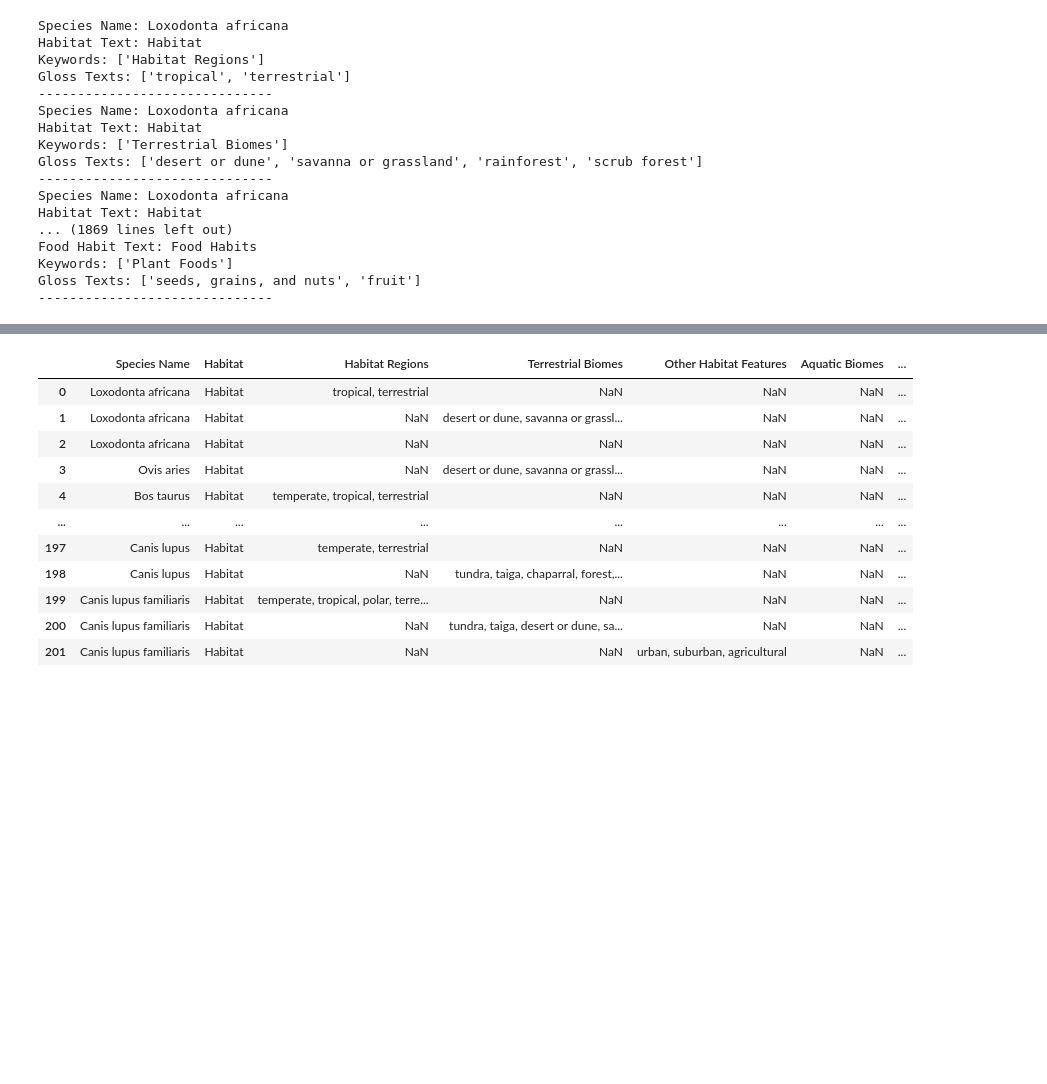
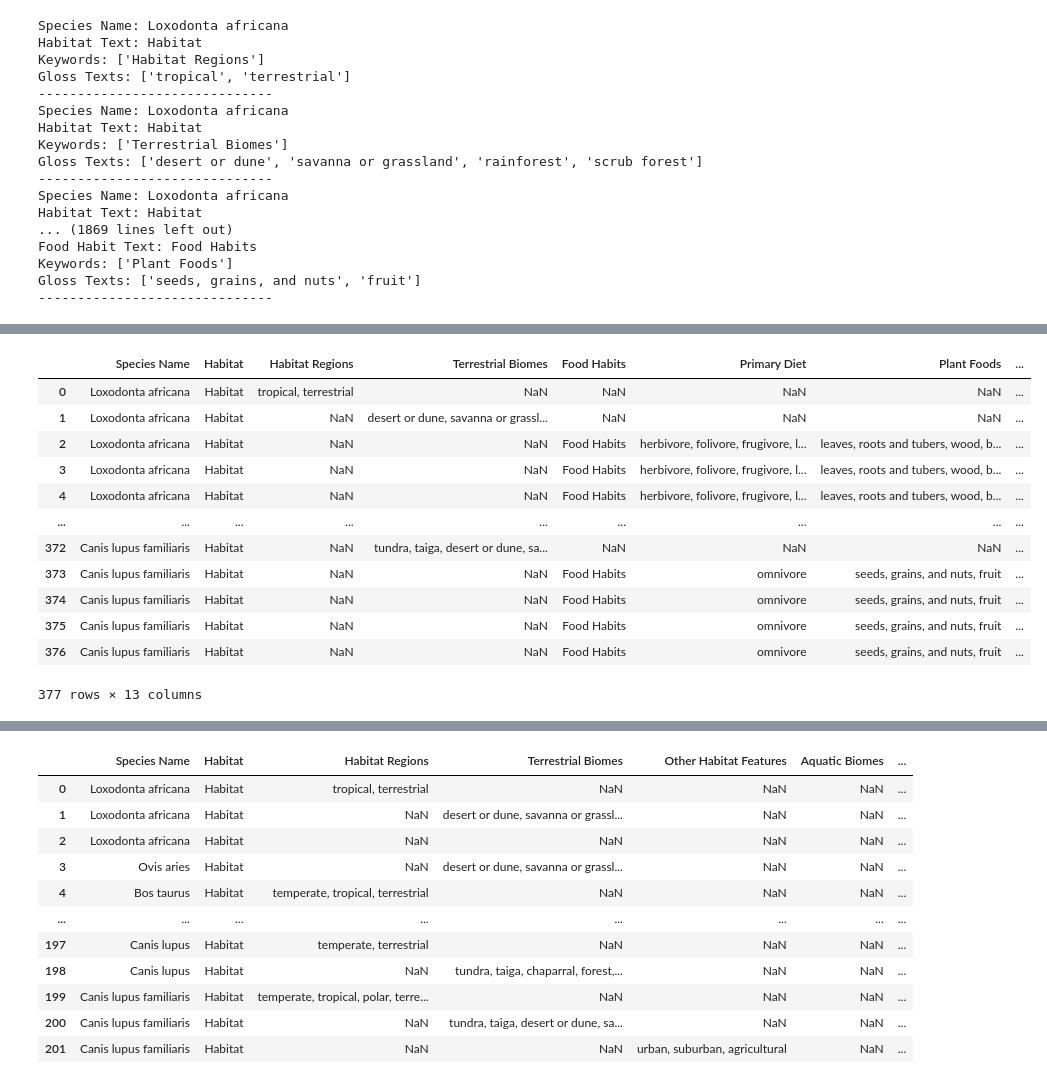
Before and after one commit to ademb2/projects, a Jupyter notebook: scraping1.ipynb, the cells around one changed output, grey strips where cells are left out. Drawn from its saved outputs; the diff is of its cells as text; code cells hidden in the pictures; blank space fills up the shorter version.

```diff
--- a/scraping1.ipynb
+++ b/scraping1.ipynb
@@ -477,5 +555,62 @@ for species_name in species_names:
             # Append the data dictionary for the current species to the list
             data_list.append(species_data)
 
+    # Find all h3 elements with id="food_habits"
+    food_habit_headers = soup.find_all("h3", id="food_habits")
+
+    for food_habit_header in food_habit_headers:
+        # Extract food habit text
+        food_habit_text = food_habit_header.text.strip()
+
+        # Find all ul elements directly following the food habit header
+        ul_elements = food_habit_header.find_next_siblings("ul")
+
+        # Loop through each ul element (assuming multiple might exist)
+        for ul_element in ul_elements:
+            # Lists to store keywords and gloss data
+            keywords = []
+            gloss_texts = []
+
+            # Loop through keywords-header elements within the current ul
+            for keyword_element in ul_element.find_all("li", class_="keywords-header"):
+                keywords.append(keyword_element.text.strip())
+
+            # Loop through gloss elements within the current ul
+            for gloss_link in ul_element.find_all("a", class_="gloss"):
+                gloss_texts.append(gloss_link.text.strip())
+
+            # Loop through span elements within the current ul
+            for span_element in ul_element.find_all("span"):
+                gloss_texts.append(span_element.text.strip())
+
+            # Convert gloss_texts to a string representation
+            gloss_texts_str = ', '.join(gloss_texts)
+
+            # Update the data dictionary for the current species with food habits
+            species_data['Food Habits'] = food_habit_text
+
+            # Add keywords and gloss texts related to food habits to the dictionary
+            for k in keywords:
+                species_data[k] = gloss_texts_str
+
+            # Append the updated data dictionary for the current species to the list
+            data_list.append(species_data)
+
 # Create a DataFrame from the collected data
 df = pd.DataFrame(data_list)
+# %%
+df
+# %% [output]
+|  | Species Name | Habitat | Habitat Regions | Terrestrial Biomes | Food Habits | Primary Diet | Plant Foods | ... |
+| 0 | Loxodonta africana | Habitat | tropical, terrestrial | NaN | NaN | NaN | NaN | ... |
+| 1 | Loxodonta africana | Habitat | NaN | desert or dune, savanna or grassl... | NaN | NaN | NaN | ... |
+| 2 | Loxodonta africana | Habitat | NaN | NaN | Food Habits | herbivore, folivore, frugivore, l... | leaves, roots and tubers, wood, b... | ... |
+| 3 | Loxodonta africana | Habitat | NaN | NaN | Food Habits | herbivore, folivore, frugivore, l... | leaves, roots and tubers, wood, b... | ... |
+| 4 | Loxodonta africana | Habitat | NaN | NaN | Food Habits | herbivore, folivore, frugivore, l... | leaves, roots and tubers, wood, b... | ... |
+| ... | ... | ... | ... | ... | ... | ... | ... | ... |
+| 372 | Canis lupus familiaris | Habitat | NaN | tundra, taiga, desert or dune, sa... | NaN | NaN | NaN | ... |
+| 373 | Canis lupus familiaris | Habitat | NaN | NaN | Food Habits | omnivore | seeds, grains, and nuts, fruit | ... |
+| 374 | Canis lupus familiaris | Habitat | NaN | NaN | Food Habits | omnivore | seeds, grains, and nuts, fruit | ... |
+| 375 | Canis lupus familiaris | Habitat | NaN | NaN | Food Habits | omnivore | seeds, grains, and nuts, fruit | ... |
+| 376 | Canis lupus familiaris | Habitat | NaN | NaN | Food Habits | omnivore | seeds, grains, and nuts, fruit | ... |
+377 rows × 13 columns
```
Also changed, not shown: parts of 5 cells of this notebook, 43 other files.
